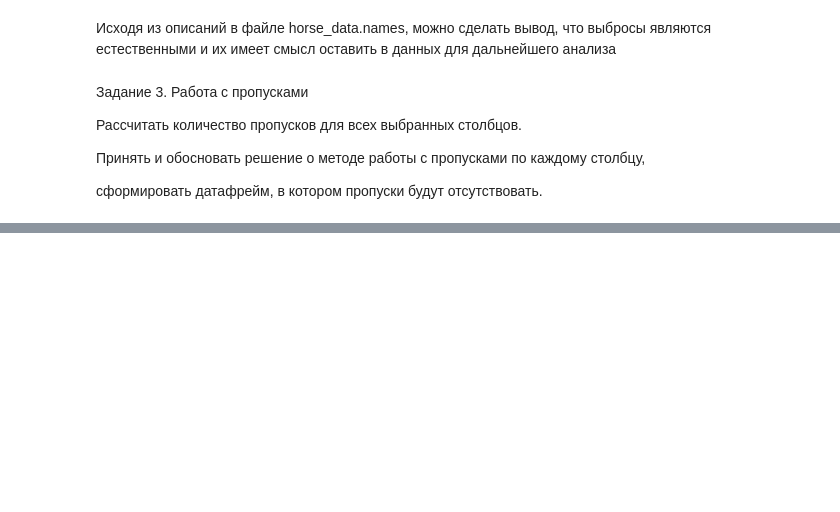
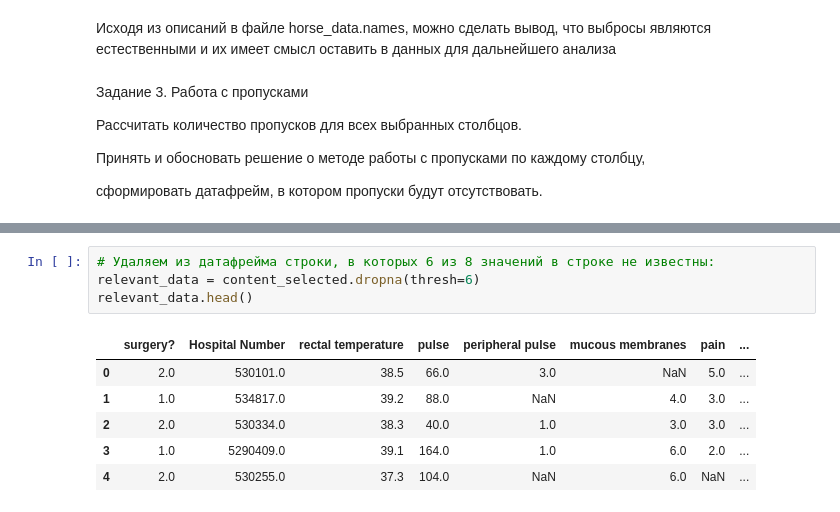
Before and after one commit to spenser78/winter, a Jupyter notebook: Решение домашнего задания к лекции Основы статистики.ipynb, the cells around one changed output, grey strips where cells are left out. Saved outputs shown, nothing was run; the diff lists cells and outputs as text; blank space fills up the shorter version.

```diff
--- a/Решение домашнего задания к лекции Основы статистики.ipynb
+++ b/Решение домашнего задания к лекции Основы статистики.ipynb
@@ -173,0 +133,11 @@ packed cell volume - 9.7%
+# %%
+# Удаляем из датафрейма строки, в которых 6 из 8 значений в строке не известны:
+relevant_data = content_selected.dropna(thresh=6)
+relevant_data.head()
+# %% [output]
+|  | surgery? | Hospital Number | rectal temperature | pulse | peripheral pulse | mucous membranes | pain | ... |
+| 0 | 2.0 | 530101.0 | 38.5 | 66.0 | 3.0 | NaN | 5.0 | ... |
+| 1 | 1.0 | 534817.0 | 39.2 | 88.0 | NaN | 4.0 | 3.0 | ... |
+| 2 | 2.0 | 530334.0 | 38.3 | 40.0 | 1.0 | 3.0 | 3.0 | ... |
+| 3 | 1.0 | 5290409.0 | 39.1 | 164.0 | 1.0 | 6.0 | 2.0 | ... |
+| 4 | 2.0 | 530255.0 | 37.3 | 104.0 | NaN | 6.0 | NaN | ... |
```
Also changed, not shown: parts of 6 cells of this notebook, 5 other files.
